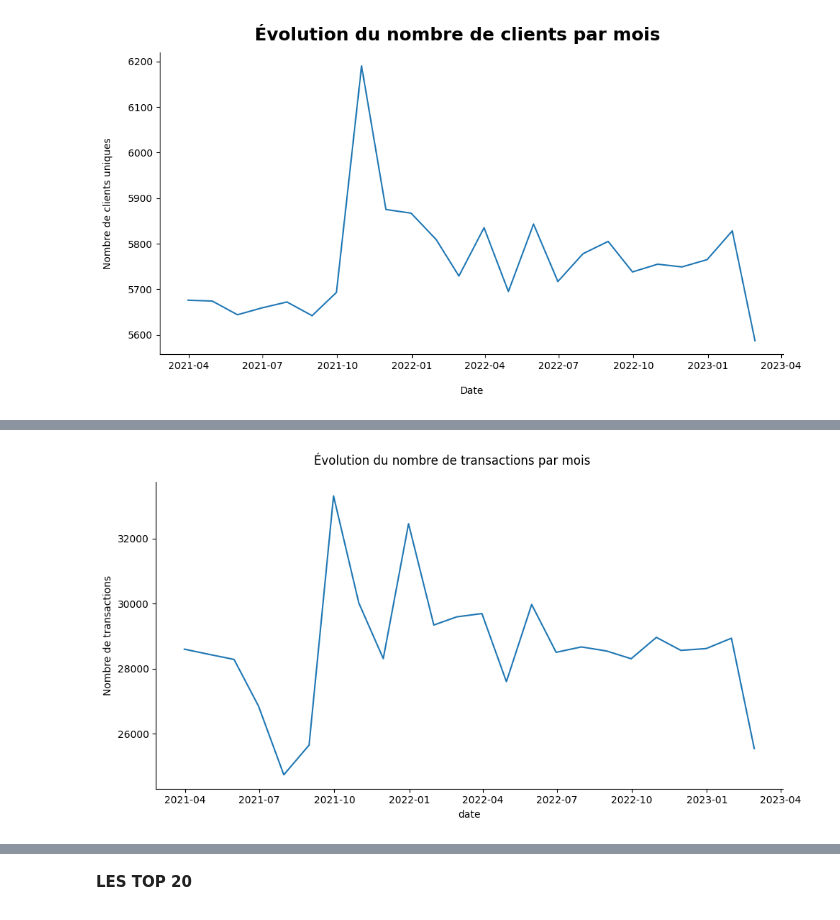
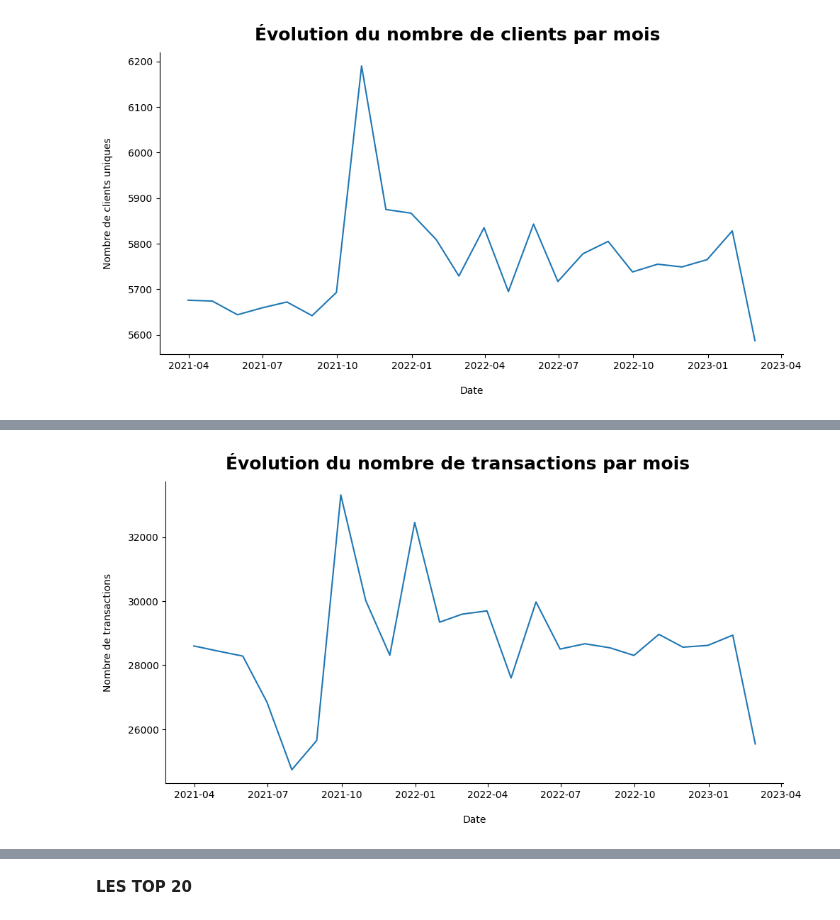
Before and after one commit to Julien-Data/analyse-des-ventes, a Jupyter notebook: projet_9.ipynb, the cells around one changed output, grey strips where cells are left out. Cells and saved outputs as stored; diff of their text form; code cells hidden in the pictures.

```diff
--- a/projet_9.ipynb
+++ b/projet_9.ipynb
@@ -469,8 +427,9 @@ transactions_par_mois
 # %%
 # Graphique du Nombre de transactions par mois
 g = sns.relplot(data= transactions_par_mois, x ='date', y = 'nb_transactions', kind = 'line', aspect=2)
-g.fig.suptitle("Évolution du nombre de transactions par mois", y =1.05)
-g.set(ylabel = "Nombre de transactions")
+g.fig.suptitle("Évolution du nombre de transactions par mois", y =1.05, fontsize = 18, fontweight = 'bold')
+g.ax.set_xlabel("Date", labelpad=15)
+g.ax.set_ylabel('Nombre de transactions', labelpad=15)
 plt.show()
 # %% [output]
-[figure, old version]
+[figure, new version]
```
Also changed, not shown: parts of 51 cells of this notebook.
